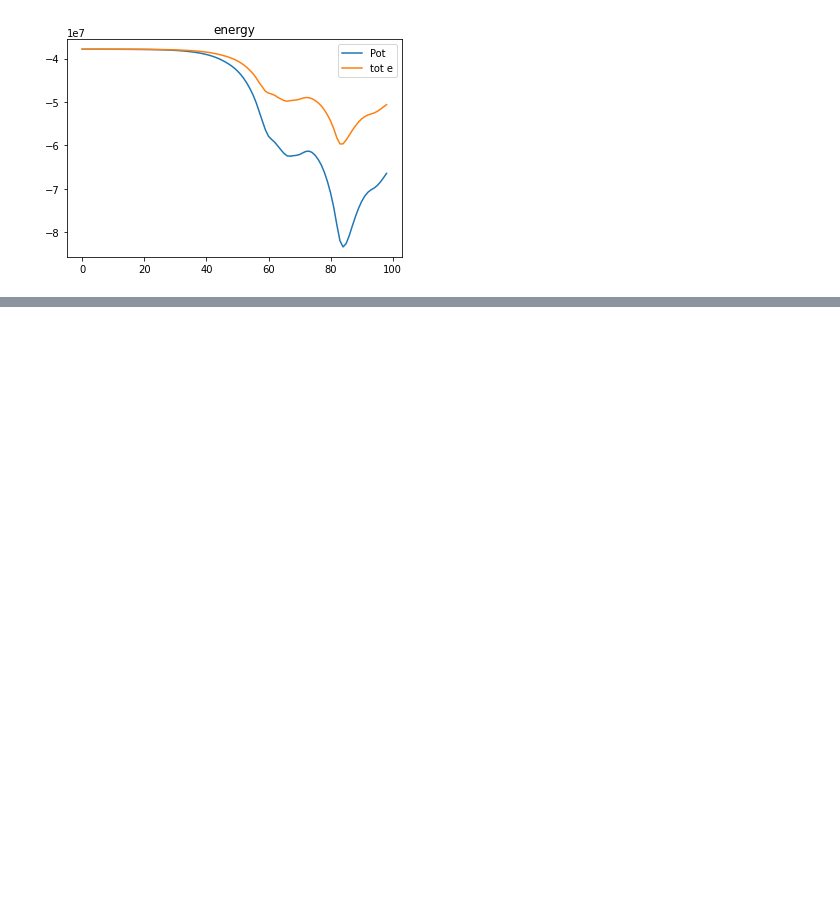
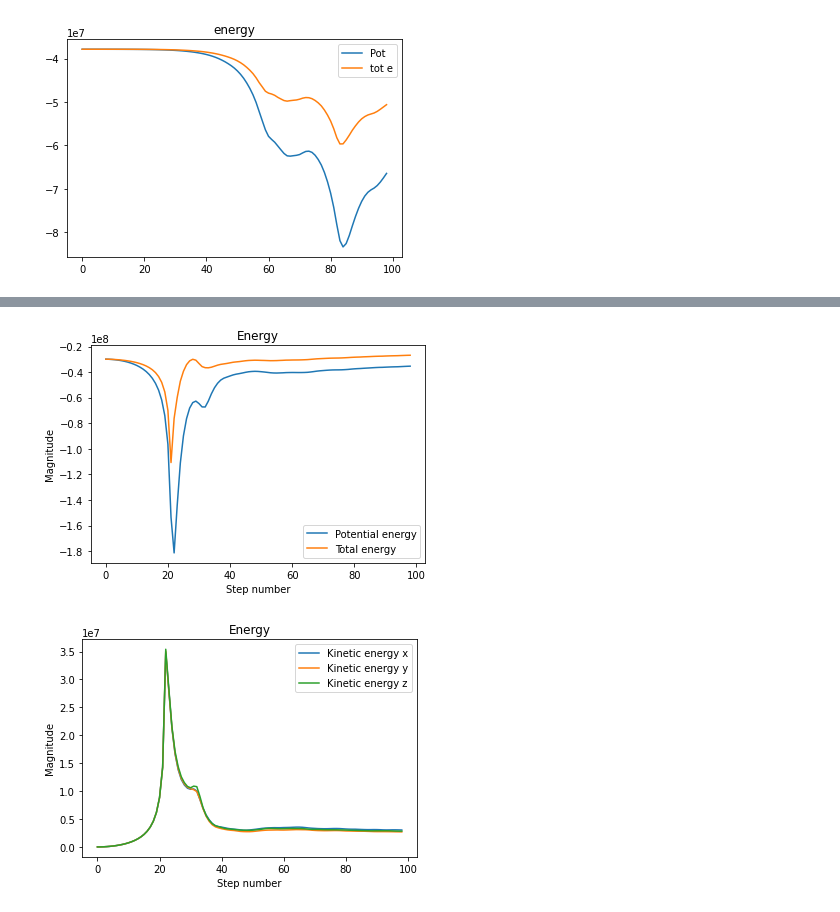
Before and after one commit to lizzord/phys512hw, a Jupyter notebook: final_project/nbody_part3.ipynb, the cells around one changed output, grey strips where cells are left out. Saved outputs shown, nothing was run; the diff lists cells and outputs as text; code cells hidden in the pictures; blank space fills up the shorter version.

Commit message:
made part 3 pretty
done part 3, adding gifs and images for the writeup
eventually did soften 3 for all the code cases

```diff
--- a/final_project/nbody_part3.ipynb
+++ b/final_project/nbody_part3.ipynb
@@ -426,0 +442,33 @@ part3NonperiodicOutputs/grid50step99soften1/grid50step99soften1
+# %%
+#read in and make nice graphs of energy
+
+f1 = "part3NonperiodicOutputs/grid50step99soften1/grid50step99soften1poten.npy"
+f2 = "part3NonperiodicOutputs/grid50step99soften1/grid50step99soften1kinen.npy"
+# f1 = "part4Outputs/grid50step99soften1/grid50step99soften1poten.npy"
+# f2 = "part4Outputs/grid50step99soften1/grid50step99soften1kinen.npy"
+pe = np.load(f1)
+ke = np.load(f2)
+
+numsteps = 99
+
+mpl.figure()
+mpl.plot(range(numsteps), pe[:numsteps])
+mpl.plot(range(numsteps), pe[:numsteps] + np.sum(ke[:, :numsteps], axis=0))
+mpl.legend(['Potential energy', 'Total energy'])
+mpl.title('Energy')
+mpl.xlabel('Step number')
+mpl.ylabel('Magnitude')
+mpl.show()
+
+mpl.figure()
+mpl.plot(range(numsteps), ke[0, :numsteps])
+mpl.plot(range(numsteps), ke[1, :numsteps])
+mpl.plot(range(numsteps), ke[2, :numsteps])
+mpl.legend(['Kinetic energy x', 'Kinetic energy y', 'Kinetic energy z'])
+mpl.title('Energy')
+mpl.xlabel('Step number')
+mpl.ylabel('Magnitude')
+mpl.show()
+# %% [output]
+[figure, added]
+[figure, added]
```
Also changed, not shown: parts of 3 cells of this notebook, 6 other files.
